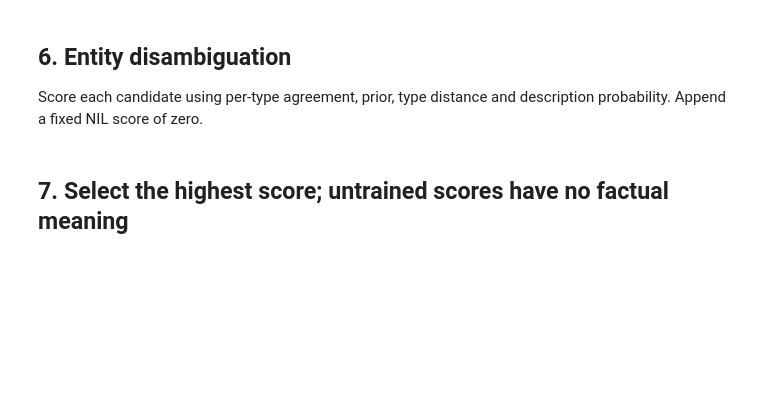
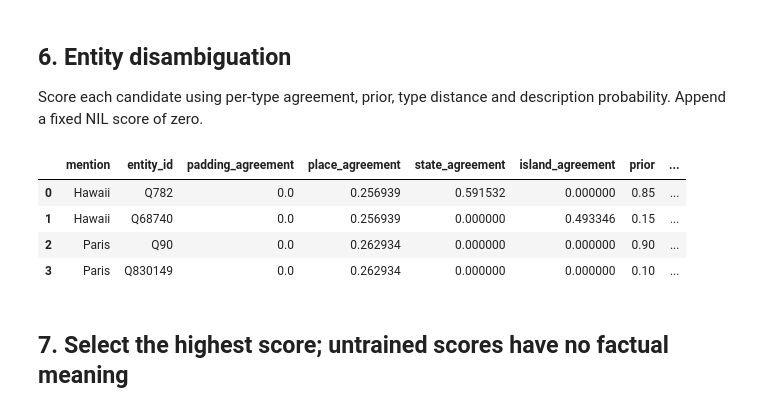
Before and after one commit to WeerayutBu/learning-llm-components, a Jupyter notebook: inf_entity_linking/models.ipynb, the cells around one changed output. Saved outputs shown, nothing was run; the diff lists cells and outputs as text; code cells hidden in the pictures; blank space fills up the shorter version.

```diff
--- a/inf_entity_linking/models.ipynb
+++ b/inf_entity_linking/models.ipynb
@@ -218,7 +237,7 @@ Tokenize each retrieved entity's name + description with the same tokenizer used
 # %%
-description_texts = (candidate_records["label"] + " " + candidate_records["description"]).tolist()
-description_ids, description_mask = tokenizer.encode_descriptions(
-    description_texts, num_mentions, num_candidates, max_length=32,
+description_ids = tokenizer.encode_descriptions(
+    candidate_records["label"].tolist(), candidate_records["description"].tolist(),
+    num_mentions, num_candidates,
 )
 # %%
 class DescriptionEncoder(nn.Module):
@@ -288,46 +329,51 @@ display(match_table)
 Score each candidate using per-type agreement, prior, type distance and description probability. Append a fixed NIL score of zero.
 # %%
 class EntityDisambiguation(nn.Module):
-    """Upstream scoring features with an explicit candidate validity mask."""
-    def __init__(self, num_types):
+    def __init__(self, num_classes, dropout=0.05):
         super().__init__()
-        self.classifier = nn.Linear(num_types + 3, 1)
+        self.dropout = nn.Dropout(dropout)
+        self.classifier = nn.Linear(num_classes + 3, 1)
+        self.apply(init_weights)
 
-    def candidate_features(self, type_probabilities, priors,
-                           known_types, description_probabilities):
-        predicted_types = type_probabilities.unsqueeze(1)
-        type_agreement = known_types * predicted_types
-        type_distance = torch.linalg.vector_norm(known_types - predicted_types, dim=-1, keepdim=True)
-        return torch.cat((type_agreement, priors.unsqueeze(-1),
-                          type_distance, description_probabilities[:, :-1].unsqueeze(-1)), dim=-1)
+    def candidate_features(self, class_activations, candidate_pem_values, candidate_classes, candidate_description_scores):
+        predicted = class_activations.unsqueeze(1)
+        agreement = candidate_classes * predicted
+        distance = (candidate_classes - predicted).square().sum(-1, keepdim=True).sqrt()
+        return torch.cat((agreement, candidate_pem_values.unsqueeze(-1), distance,
+                          candidate_description_scores[:, :-1].unsqueeze(-1)), dim=-1)
 
-    def forward(self, type_probabilities, priors, known_types,
-                description_probabilities, candidate_mask):
-        features = self.candidate_features(type_probabilities, priors,
-                                           known_types, description_probabilities)
-        scores = self.classifier(features).squeeze(-1)
+    def forward(self, class_activations, candidate_pem_values, candidate_classes,
+                candidate_description_scores, candidate_mask, candidate_entity_targets=None):
+        features = self.candidate_features(class_activations, candidate_pem_values, candidate_classes, candidate_description_scores)
+        scores = self.classifier(self.dropout(features)).squeeze(-1)
+        # Intentional fix: zero prior does not mean the candidate is padding.
         scores = scores.masked_fill(~candidate_mask, -1e8)
-        none_score = scores.new_zeros((scores.size(0), 1))
-        return torch.cat((scores, none_score), dim=1)
+        scores = torch.cat((scores, scores.new_zeros((scores.size(0), 1))), dim=1)
+        loss = None if candidate_entity_targets is None else F.cross_entropy(scores, candidate_entity_targets.argmax(-1))
+        return loss, scores
 
-entity_disambiguation = EntityDisambiguation(num_types=len(type_names)).eval()
 
+entity_disambiguation = EntityDisambiguation(len(type_names)).eval()
 features = entity_disambiguation.candidate_features(type_probabilities, priors, known_types, description_probabilities)
-
-evidence_table = pd.DataFrame(features.detach().reshape(-1, features.size(-1)).numpy(), columns=["place_agreement", "state_agreement", "island_agreement", "prior", "type_distance", "description_match"])
+columns = [name + "_agreement" for name in type_names] + ["prior", "type_distance", "description_match"]
+evidence_table = pd.DataFrame(features.reshape(-1, features.size(-1)).numpy(), columns=columns)
 evidence_table.insert(0, "entity_id", candidate_records["entity_id"].tolist())
 evidence_table.insert(0, "mention", candidate_records["mention"].tolist())
 display(evidence_table)
 
 with torch.no_grad():
-    entity_scores = entity_disambiguation(
-        type_probabilities=type_probabilities,
-        priors=priors,
-        known_types=known_types,
-        description_probabilities=description_probabilities,
+    _, entity_scores = entity_disambiguation(
+        class_activations=type_probabilities.detach(), candidate_pem_values=priors,
+        candidate_classes=known_types, candidate_description_scores=description_probabilities.detach(),
         candidate_mask=candidate_mask,
     )
 assert entity_scores.shape == (num_mentions, num_candidates + 1)
+# %% [output]
+|  | mention | entity_id | padding_agreement | place_agreement | state_agreement | island_agreement | prior | ... |
+| 0 | Hawaii | Q782 | 0.0 | 0.256939 | 0.591532 | 0.000000 | 0.85 | ... |
+| 1 | Hawaii | Q68740 | 0.0 | 0.256939 | 0.000000 | 0.493346 | 0.15 | ... |
+| 2 | Paris | Q90 | 0.0 | 0.262934 | 0.000000 | 0.000000 | 0.90 | ... |
+| 3 | Paris | Q830149 | 0.0 | 0.262934 | 0.000000 | 0.000000 | 0.10 | ... |
 # %% [markdown]
 ## 7. Select the highest score; untrained scores have no factual meaning
 # %%
```
Also changed, not shown: parts of 13 cells of this notebook, 4 other files.
